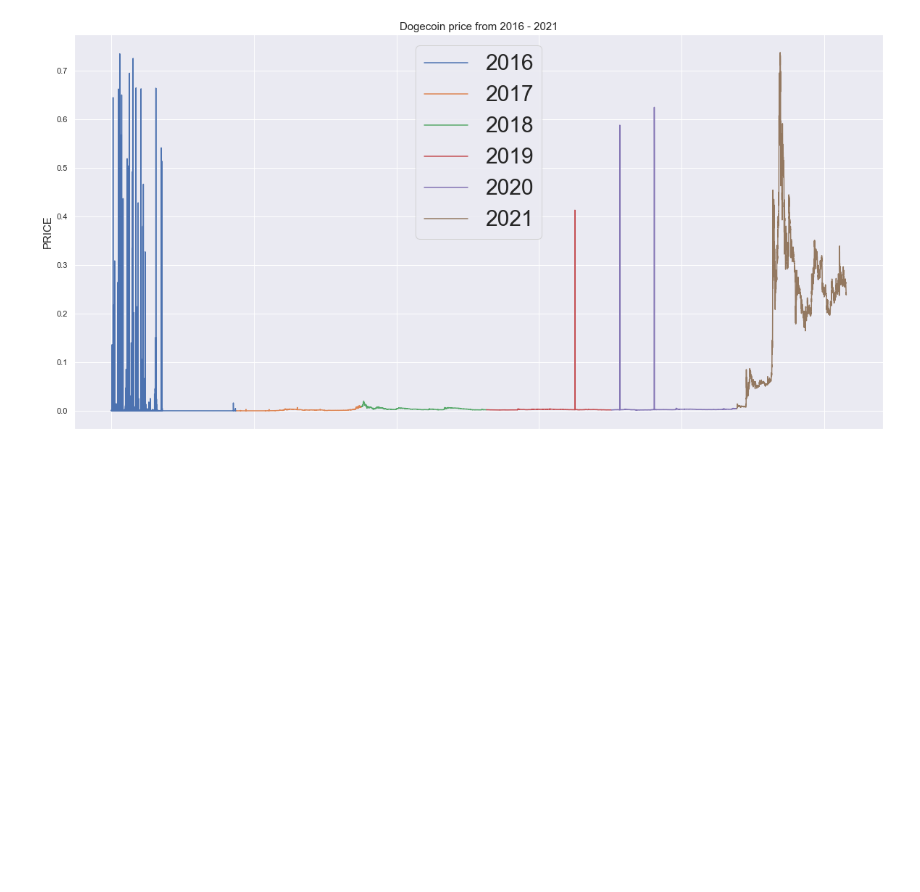
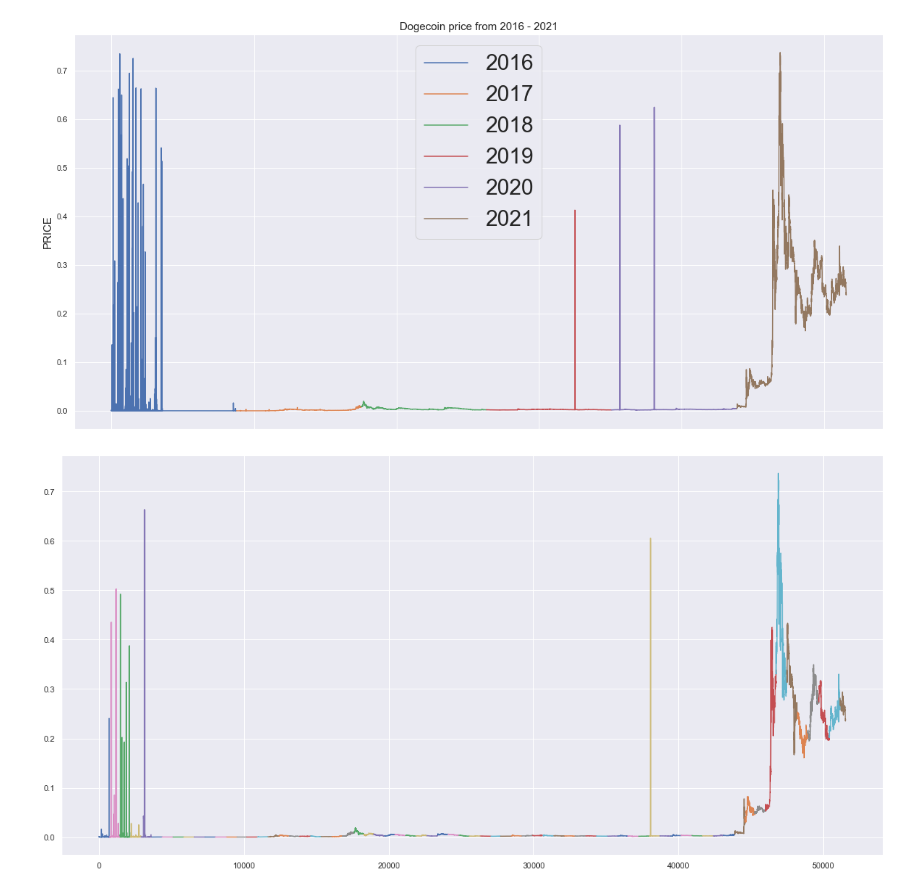
Before and after one commit to GageGoodwin/The-Impact-of-Twitter-on-Cryptocurrency, a Jupyter notebook: models/Crypto_and_Tweet_Models.ipynb, the cells around one changed output. Drawn from its saved outputs; the diff is of its cells as text; code cells hidden in the pictures; blank space fills up the shorter version.

```diff
--- a/models/Crypto_and_Tweet_Models.ipynb
+++ b/models/Crypto_and_Tweet_Models.ipynb
@@ -73,3 +73,11 @@ plt.title("Dogecoin price from 2016 - 2021",fontsize = 15)
 plt.show()
 # %% [output]
 [figure]
+# %%
+plt.figure(figsize=(20,10))
+for i in range(1,13):
+    for j in range(2016,2022):
+        x = dogeDf[(dogeDf['year'] == j) & (dogeDf['month'] == i) ]
+        plt.plot(x['rate_close'])
+# %% [output]
+[figure, added]
```
Also changed, not shown: 2 other files.
